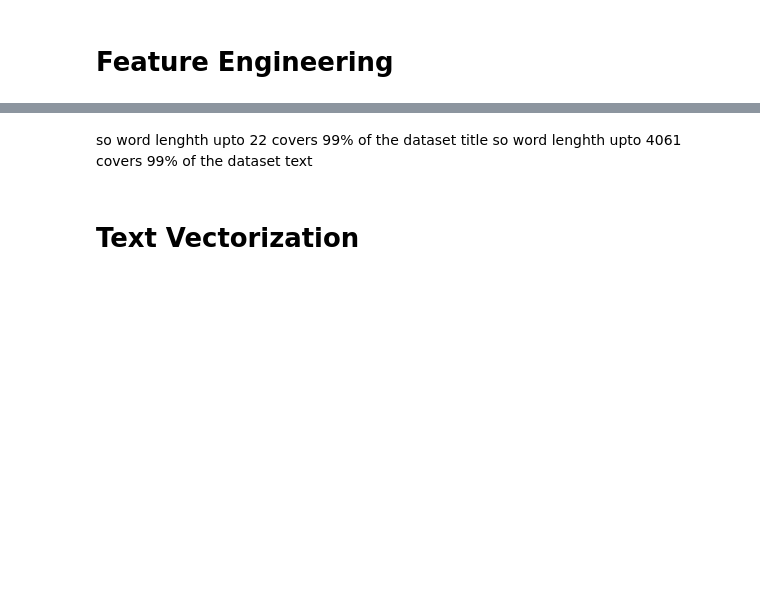
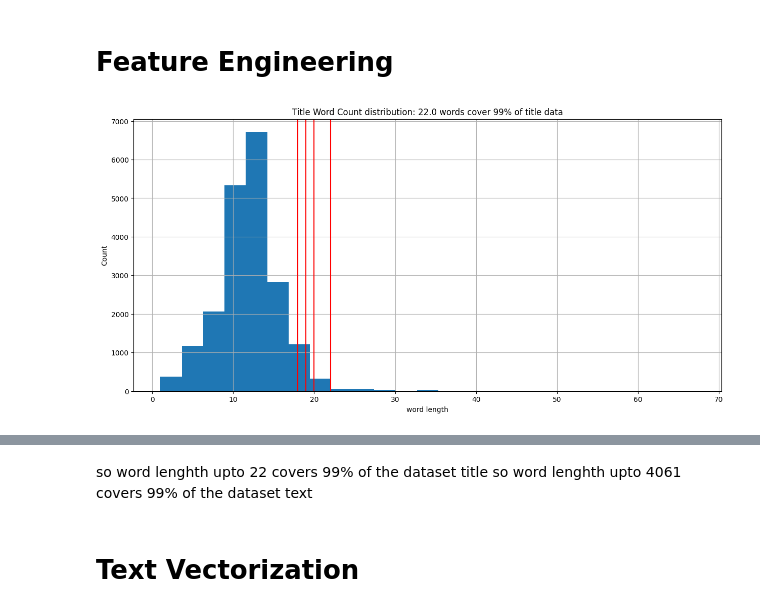
Before and after one commit to tikendraw/fake_news_classifier, a Jupyter notebook: fake_news_classifier.ipynb, the cells around one changed output, grey strips where cells are left out. Drawn from its saved outputs; the diff is of its cells as text; code cells hidden in the pictures; blank space fills up the shorter version.

```diff
--- a/fake_news_classifier.ipynb
+++ b/fake_news_classifier.ipynb
@@ -285,6 +236,14 @@ contractions_dict = {
 "you're": "you are",
 "you've": "you have"
 }
+# %%
+# very necessary function you can't tell differece between "’" and "'", I don't even have that symbol in my keyboard
+
+def text_cleaning_apos(text):
+    text = str(text)
+    text = text.lower()
+    text = re.sub("’", "'", text) # removing punctuation
+    return text
 # %%
 # FUNCTIONS TO EXPAND CONTRACTIONS
 def cont_to_exp(x):
@@ -322,4 +263,7 @@ False
 # %%
 %%time
+data['text'] = data['text'].apply(text_cleaning_apos)
+data['title'] = data['title'].apply(text_cleaning_apos)
+
 data['text'] = data['text'].apply(cont_to_exp)
 data['title'] = data['title'].apply(cont_to_exp)
@@ -386,6 +306,6 @@ def nltk_clean(text):
 # %%
-%%time
+# %%time
 
-# takes alot of time
-data['title'] = data['title'].apply(nltk_clean)
-data['text'] = data['text'].apply(nltk_clean)
+# # takes alot of time
+# data['title'] = data['title'].apply(nltk_clean)
+# data['text'] = data['text'].apply(nltk_clean)
@@ -406,8 +316,8 @@ data.title[0]
 # %% [markdown]
 # Feature Engineering
 # %%
-data['title_len'] = data['title'].apply(lambda x: len(str(x).split()))
-data['text_len'] = data['text'].apply(lambda x: len(str(x).split()))
+data['title_len'] = data['title'].apply(lambda x: len(str(x).split(' ')))
+data['text_len'] = data['text'].apply(lambda x: len(str(x).split(' ')))
 data['title_text_ratio'] = data['title_len']/data['text_len']
 # train['avg_title_len'] = train['title'].apply(lambda x: len(str(x).split()))
 # %%
@@ -415,16 +327,17 @@ data
 # %%
 # Title Word Count distribution
 plt.figure(figsize = (15,7))
 plt.grid()
 plt.hist(x = data.title_len, bins=25)
 plt.xlabel('word length')
 plt.ylabel('Count')
-# plt.plot(x = , y = 0)
 percent = 99
 for i in range(95,100):
-    plt.axvline(x = np.percentile(data.title_len, i), color = 'b', label = 'axvline - full height')
+    plt.axvline(x = np.percentile(data.title_len, i), color = 'r', label = 'axvline - full height')
 plt.title(f'Title Word Count distribution: {np.percentile(data.title_len, percent)} words cover {percent}% of title data')
 plt.show()
+# %% [output]
+[figure, added]
 # %%
 # Title Word Count distribution
 plt.figure(figsize = (15,7))
```
Also changed, not shown: parts of 68 cells of this notebook.
